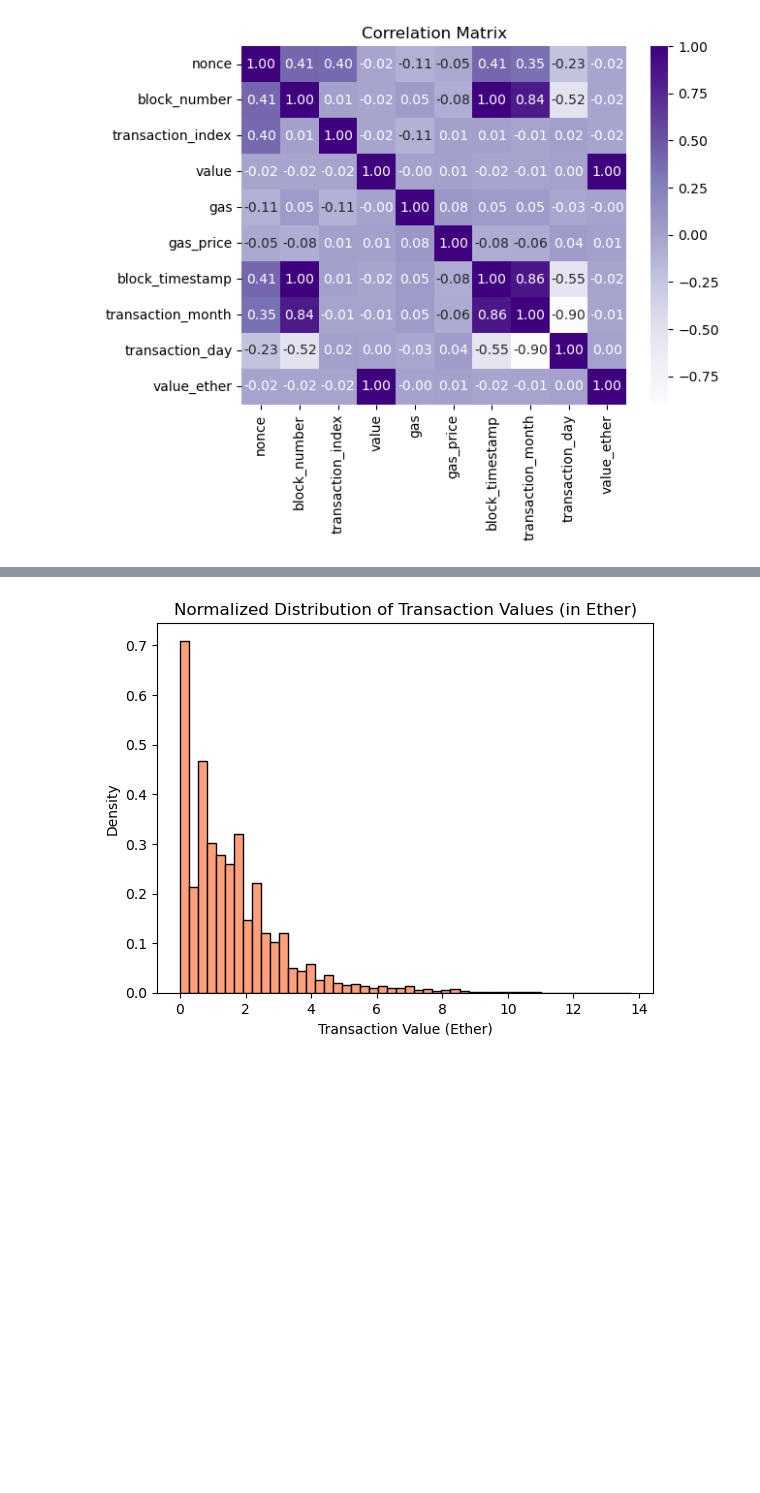
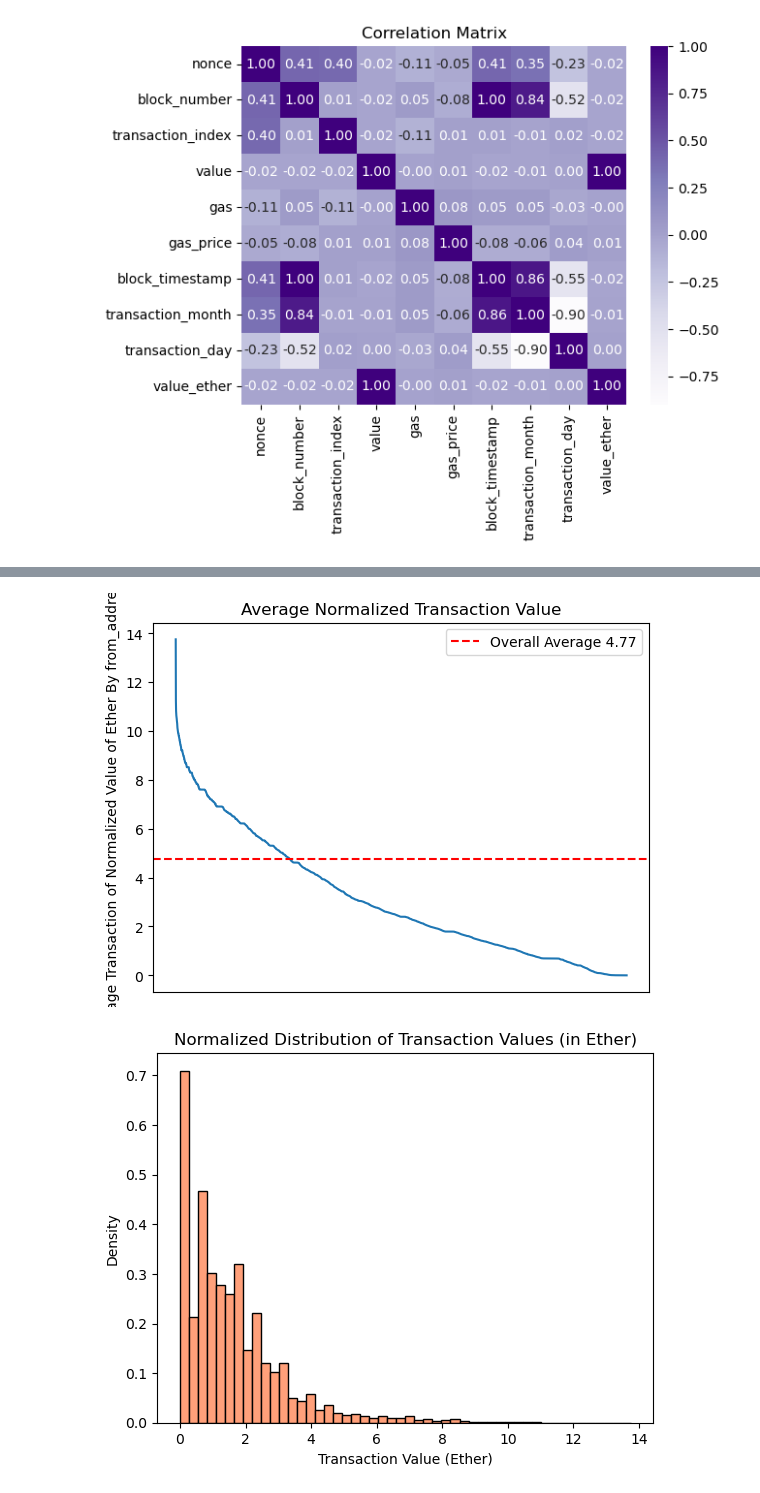
Before and after one commit to DataBuffs/detecting-ethereum-fraud, a Jupyter notebook: main.ipynb, the cells around one changed output, grey strips where cells are left out. Drawn from its saved outputs; the diff is of its cells as text; code cells hidden in the pictures; blank space fills up the shorter version.

```diff
--- a/main.ipynb
+++ b/main.ipynb
@@ -301,3 +306,15 @@ plt.show()
+# %%
+all_addresses = senders.sort_values(by='log_av_value_ether', ascending=False)
+
+plt.plot(all_addresses['from_address'], all_addresses['log_av_value_ether'])
+plt.axhline(y=log_av_value, color='r', linestyle='--', label=f'Overall Average {log_av_value:.2f}')
+plt.ylabel("Average Transaction of Normalized Value of Ether By from_address")
+plt.title("Average Normalized Transaction Value")
+plt.xticks([])
+plt.legend()
+plt.show()
+# %% [output]
+[figure, added]
 # %%
 # Log normalization to reduce range impact
 df['log_value_ether'] = np.log1p(df['value_ether'])
```
Also changed, not shown: parts of 1 cell of this notebook.
